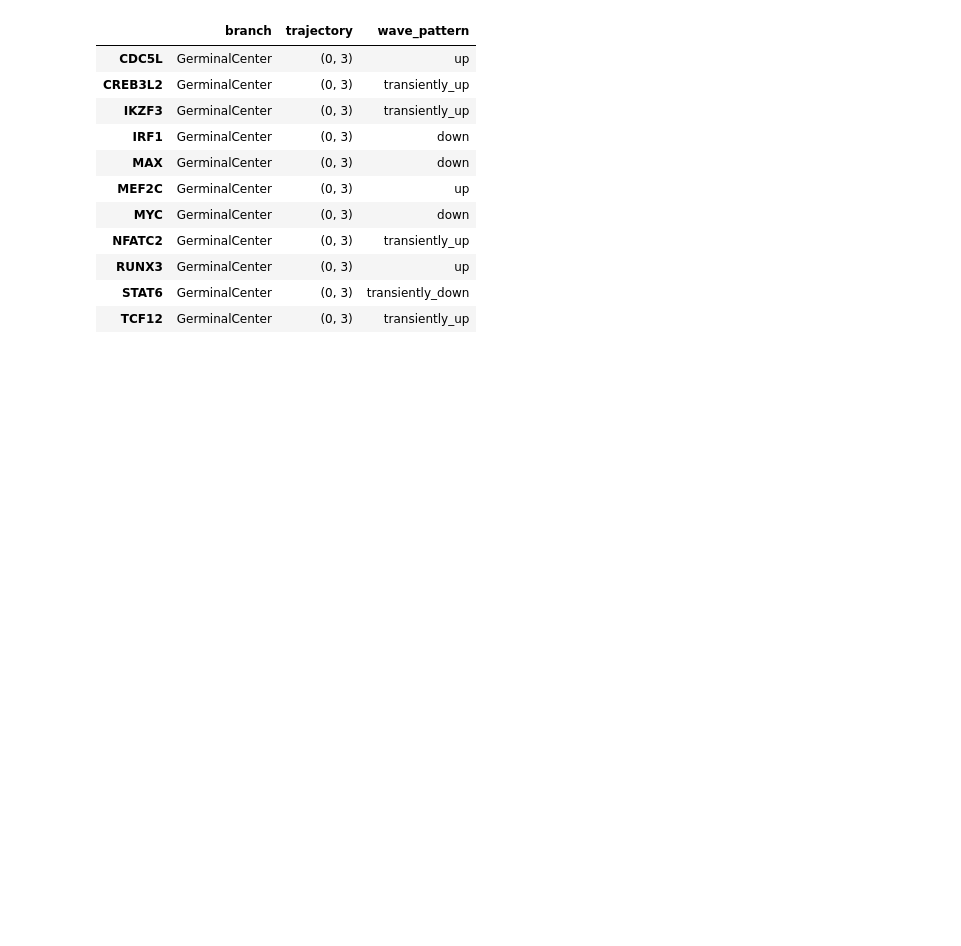
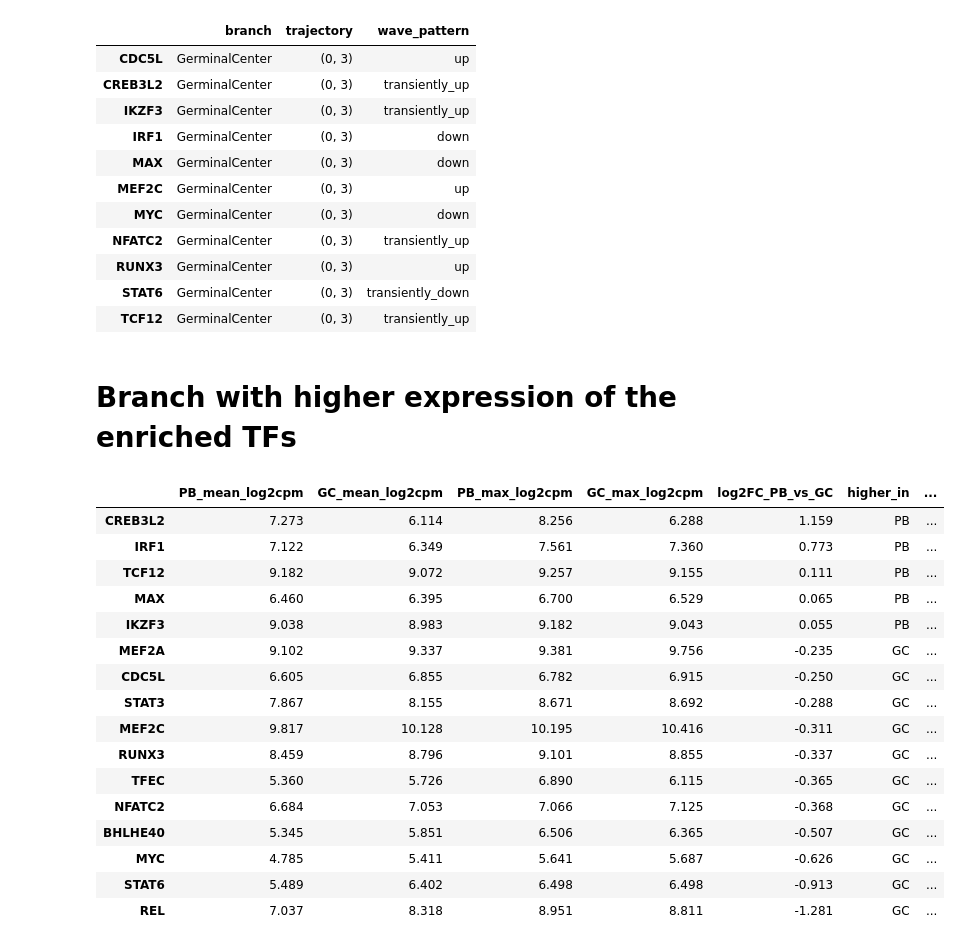
Before and after one commit to sachha-naksha/firefate_notebooks, a Jupyter notebook: temporal/analysis/Fig3_2_episodic_enrichment.ipynb, the cells around one changed output. Cells and saved outputs as stored; diff of their text form; code cells hidden in the pictures; blank space fills up the shorter version.

```diff
--- a/temporal/analysis/Fig3_2_episodic_enrichment.ipynb
+++ b/temporal/analysis/Fig3_2_episodic_enrichment.ipynb
@@ -284,3 +284,54 @@ expression_shape_df_gc[["branch", "trajectory", "wave_pattern"]]
 | RUNX3 | GerminalCenter | (0, 3) | up |
 | STAT6 | GerminalCenter | (0, 3) | transiently_down |
 | TCF12 | GerminalCenter | (0, 3) | transiently_up |
+# %% [markdown]
+# Branch with higher expression of the enriched TFs
+# %%
+# Which branch has the higher expression of the episodically enriched TFs
+# (the TFs that went into the wave-pattern classification above)?
+# Same smoothing as classify_branch (100 points, dist=0.0005). Both ranges start at the
+# branch node (node 0), so every sampled point is post-bifurcation; mean and max are
+# taken over the whole branch curve. Curves are log2 CPM, so PB - GC is a log2 fold change.
+enriched_tfs = sorted(set(plotted_tfs_pb) | set(plotted_tfs_gc))
+
+branch_expr = {}
+for branchname, rng in branches.items():
+    sc = SmoothedCurvesGRN(dictys_dynamic_object, trajectory_range=rng,
+        num_points=100, dist=0.0005, sparsity=0.01, mode="expression")
+    dy, dx = sc.get_smoothed_curves()
+    dy = dy.loc[dy.index.intersection(enriched_tfs)]
+    branch_expr[branchname] = pd.DataFrame({'mean': dy.mean(axis=1), 'max': dy.max(axis=1)})
+
+branch_expr_df = pd.DataFrame({
+    'PB_mean_log2cpm': branch_expr['PlasmaBlast']['mean'],
+    'GC_mean_log2cpm': branch_expr['GerminalCenter']['mean'],
+    'PB_max_log2cpm': branch_expr['PlasmaBlast']['max'],
+    'GC_max_log2cpm': branch_expr['GerminalCenter']['max'],
+})
+branch_expr_df['log2FC_PB_vs_GC'] = branch_expr_df['PB_mean_log2cpm'] - branch_expr_df['GC_mean_log2cpm']
+branch_expr_df['higher_in'] = np.where(branch_expr_df['log2FC_PB_vs_GC'] > 0, 'PB', 'GC')
+branch_expr_df['enriched_in'] = [
+    'PB+GC' if tf in plotted_tfs_pb and tf in plotted_tfs_gc else 'PB' if tf in plotted_tfs_pb else 'GC'
+    for tf in branch_expr_df.index]
+branch_expr_df['PB_wave_pattern'] = expression_shape_df_pb['wave_pattern'].reindex(branch_expr_df.index)
+branch_expr_df['GC_wave_pattern'] = expression_shape_df_gc['wave_pattern'].reindex(branch_expr_df.index)
+branch_expr_df = branch_expr_df.round(3).sort_values('log2FC_PB_vs_GC', ascending=False)
+display(branch_expr_df)
+# %% [output]
+|  | PB_mean_log2cpm | GC_mean_log2cpm | PB_max_log2cpm | GC_max_log2cpm | log2FC_PB_vs_GC | higher_in | ... |
+| CREB3L2 | 7.273 | 6.114 | 8.256 | 6.288 | 1.159 | PB | ... |
+| IRF1 | 7.122 | 6.349 | 7.561 | 7.360 | 0.773 | PB | ... |
+| TCF12 | 9.182 | 9.072 | 9.257 | 9.155 | 0.111 | PB | ... |
+| MAX | 6.460 | 6.395 | 6.700 | 6.529 | 0.065 | PB | ... |
+| IKZF3 | 9.038 | 8.983 | 9.182 | 9.043 | 0.055 | PB | ... |
+| MEF2A | 9.102 | 9.337 | 9.381 | 9.756 | -0.235 | GC | ... |
+| CDC5L | 6.605 | 6.855 | 6.782 | 6.915 | -0.250 | GC | ... |
+| STAT3 | 7.867 | 8.155 | 8.671 | 8.692 | -0.288 | GC | ... |
+| MEF2C | 9.817 | 10.128 | 10.195 | 10.416 | -0.311 | GC | ... |
+| RUNX3 | 8.459 | 8.796 | 9.101 | 8.855 | -0.337 | GC | ... |
+| TFEC | 5.360 | 5.726 | 6.890 | 6.115 | -0.365 | GC | ... |
+| NFATC2 | 6.684 | 7.053 | 7.066 | 7.125 | -0.368 | GC | ... |
+| BHLHE40 | 5.345 | 5.851 | 6.506 | 6.365 | -0.507 | GC | ... |
+| MYC | 4.785 | 5.411 | 5.641 | 5.687 | -0.626 | GC | ... |
+| STAT6 | 5.489 | 6.402 | 6.498 | 6.498 | -0.913 | GC | ... |
+| REL | 7.037 | 8.318 | 8.951 | 8.811 | -1.281 | GC | ... |
```
Also changed, not shown: parts of 5 cells of this notebook.
